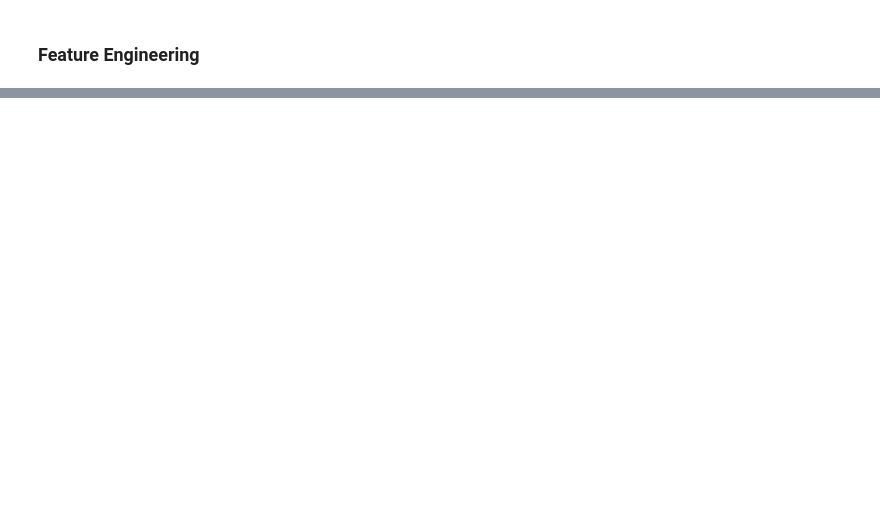
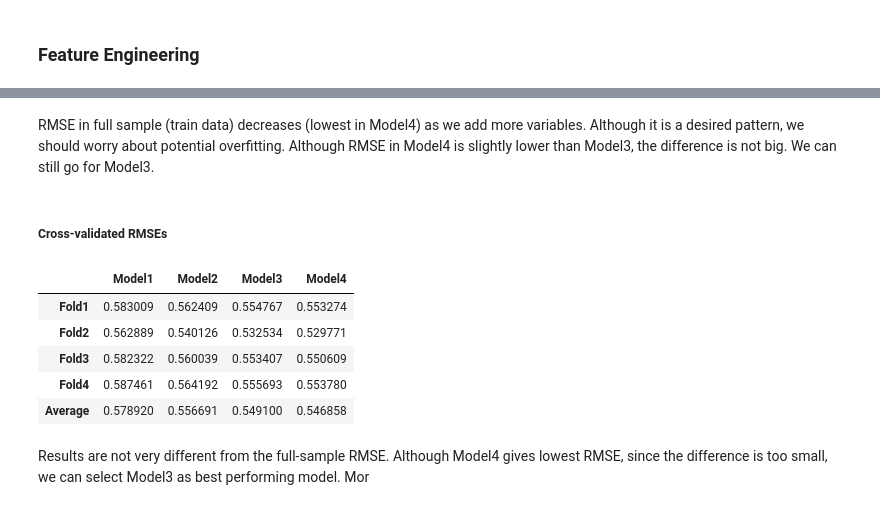
Before and after one commit to kocakale/DataAnalytics, a Jupyter notebook: DA3_Assignment1.ipynb, the cells around one changed output, grey strips where cells are left out. Saved outputs shown, nothing was run; the diff lists cells and outputs as text; code cells hidden in the pictures; blank space fills up the shorter version.

```diff
--- a/DA3_Assignment1.ipynb
+++ b/DA3_Assignment1.ipynb
@@ -717,0 +654,4 @@ Controlling for level of education in the regression decreases the level of gend
+# %%
+# Create a new dataframe and drop 'earnwke' and 'uhours'
+final_df = buss_fin_occ_data.drop(columns=['earnwke', 'uhours'])
+final_df = final_df.reset_index(drop=True)
@@ -717,0 +662,4 @@ Controlling for level of education in the regression decreases the level of gend
+# %%
+# Create quadratic and cubic forms of age
+final_df["agesq"] = final_df["age"] ** 2
+final_df["agecu"] = final_df["age"] ** 3
@@ -717,0 +865,7 @@ Controlling for level of education in the regression decreases the level of gend
+# %% [markdown]
+RMSE in full sample (train data) decreases (lowest in Model4) as we add more variables. Although it is a desired pattern, we should worry about potential overfitting. Although RMSE in Model4 is slightly lower than Model3, the difference is not big. We can still go for Model3.
+# %% [markdown]
+##### Cross-validated RMSEs
+# %%
+from sklearn.model_selection import KFold
+k = KFold(n_splits=4, shuffle=False, random_state=None)
@@ -717,0 +911,26 @@ Controlling for level of education in the regression decreases the level of gend
+# %%
+cv1 = cv_reg("ln_earnings_per_hour~C(grade92)", final_df, k, "HC0")
+cv2 = cv_reg("ln_earnings_per_hour~C(grade92) + age + agesq", final_df, k, "HC0")
+cv3 = cv_reg("ln_earnings_per_hour~C(grade92) + age + agesq + C(sex) + C(marital) + age*C(grade92) + C(grade92)*C(sex)",
+             final_df, k, "HC0",)
+cv4 = cv_reg(
+    "ln_earnings_per_hour~C(grade92) + age + agesq + C(sex) + C(marital) + age*C(grade92) + C(grade92)*C(sex)\
+                            + ownchild + C(class_of_workers) + C(unionmme) + C(lfsr94)",
+    final_df,
+    k,
+    "HC0",
+)
+
+cv_list = [cv1, cv2, cv3, cv4]
+# %%
+# Print summary of cross-validated RMSEs of all 4 models
+summarize_cv(cv_list)
+# %% [output]
+|  | Model1 | Model2 | Model3 | Model4 |
+| Fold1 | 0.583009 | 0.562409 | 0.554767 | 0.553274 |
+| Fold2 | 0.562889 | 0.540126 | 0.532534 | 0.529771 |
+| Fold3 | 0.582322 | 0.560039 | 0.553407 | 0.550609 |
+| Fold4 | 0.587461 | 0.564192 | 0.555693 | 0.553780 |
+| Average | 0.578920 | 0.556691 | 0.549100 | 0.546858 |
+# %% [markdown]
+Results are not very different from the full-sample RMSE. Although Model4 gives lowest RMSE, since the difference is too small, we can select Model3 as best performing model. Mor
```
Also changed, not shown: parts of 88 cells of this notebook.
